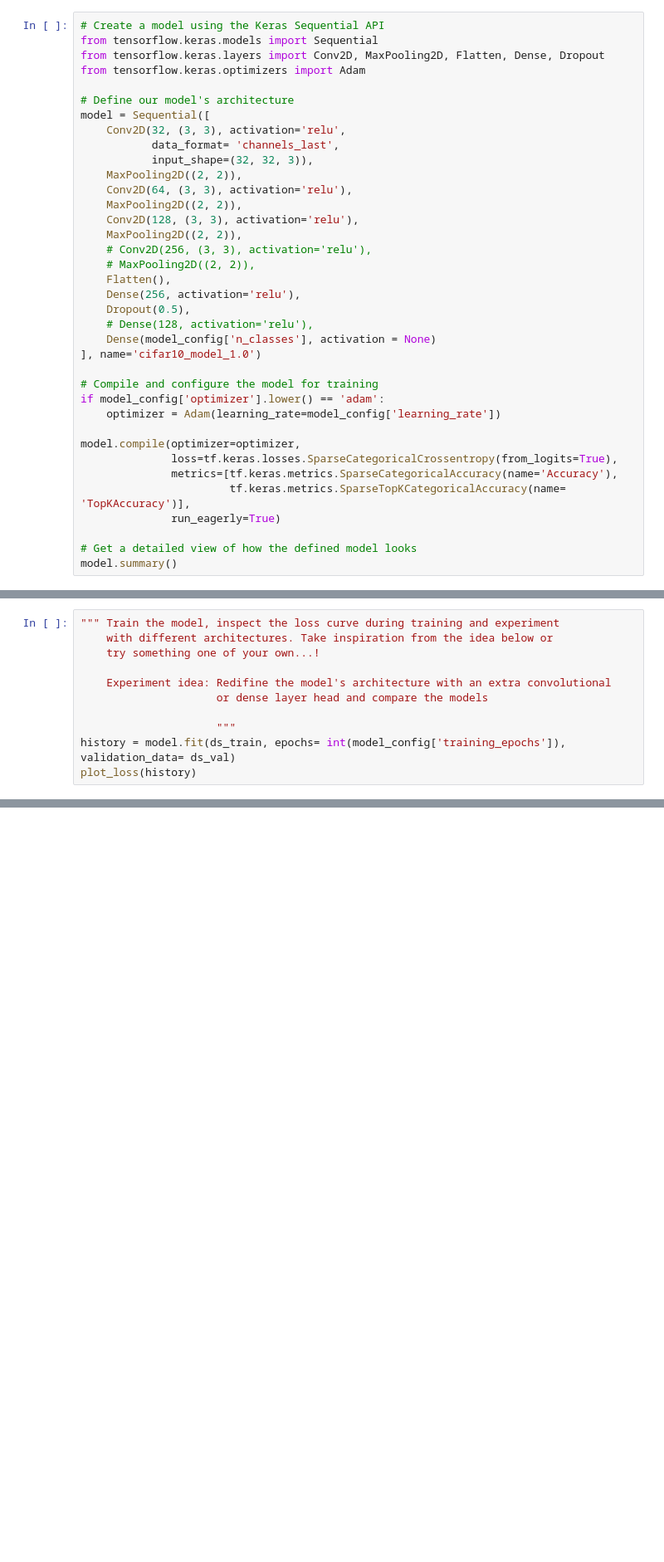
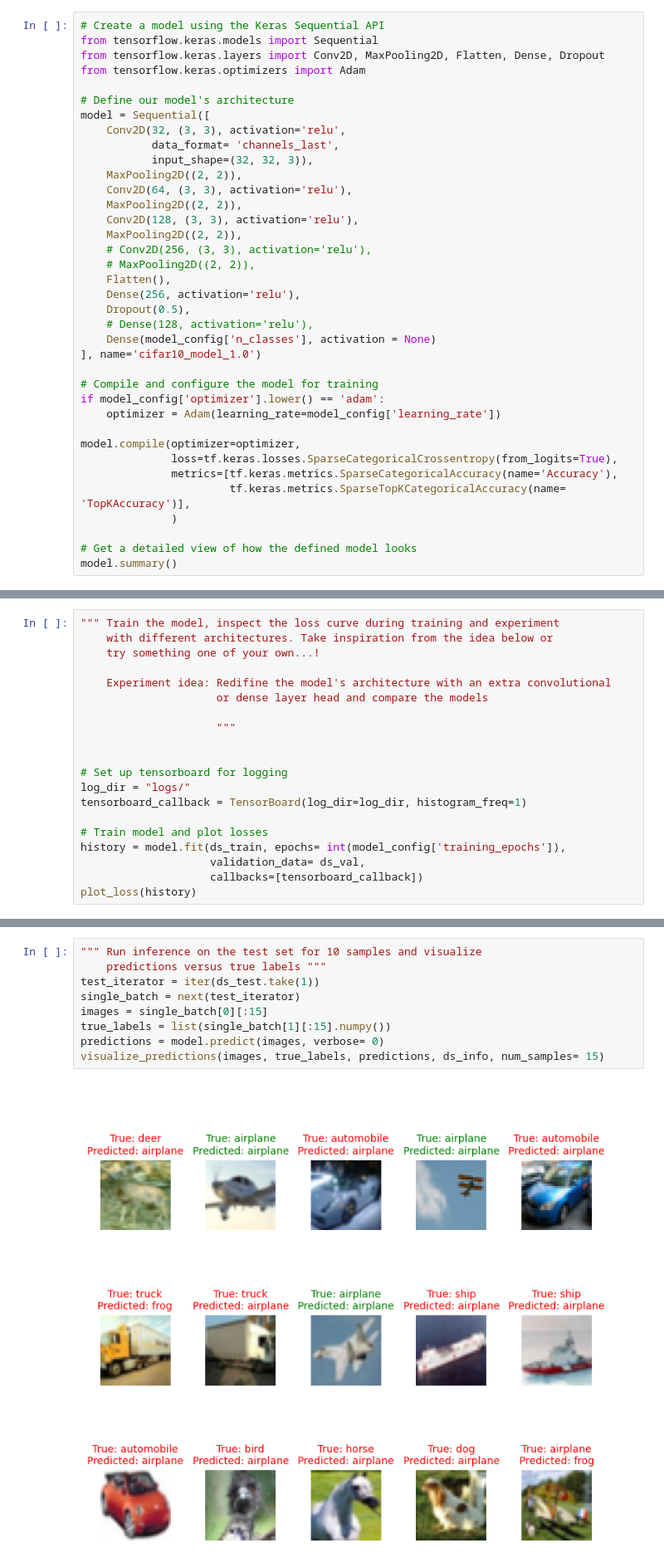
Before and after one commit to dimiz51/DL-Explained-Computer-Vision, a Jupyter notebook: computer_vision/image_classifier/classification.ipynb, the cells around one changed output, grey strips where cells are left out. Shown: that part at 83% size. Cells and saved outputs as stored; diff of their text form; blank space fills up the shorter version.

```diff
--- a/computer_vision/image_classifier/classification.ipynb
+++ b/computer_vision/image_classifier/classification.ipynb
@@ -167,7 +200,7 @@ model.compile(optimizer=optimizer,
               loss=tf.keras.losses.SparseCategoricalCrossentropy(from_logits=True),
               metrics=[tf.keras.metrics.SparseCategoricalAccuracy(name='Accuracy'),
                        tf.keras.metrics.SparseTopKCategoricalAccuracy(name= 'TopKAccuracy')],
-              run_eagerly=True)
+              )
 
 # Get a detailed view of how the defined model looks
 model.summary()
@@ -180,7 +231,16 @@ model.summary()
                      or dense layer head and compare the models
 
                      """
-history = model.fit(ds_train, epochs= int(model_config['training_epochs']), validation_data= ds_val)
+
+
+# Set up tensorboard for logging
+log_dir = "logs/"
+tensorboard_callback = TensorBoard(log_dir=log_dir, histogram_freq=1)
+
+# Train model and plot losses
+history = model.fit(ds_train, epochs= int(model_config['training_epochs']),
+                    validation_data= ds_val,
+                    callbacks=[tensorboard_callback])
 plot_loss(history)
 # %%
 """Evaluate the model on the test set
@@ -201,0 +263,11 @@ print('TopKAccuracy: ', test_metrics[1])
+# %%
+""" Run inference on the test set for 10 samples and visualize
+    predictions versus true labels """
+test_iterator = iter(ds_test.take(1))
+single_batch = next(test_iterator)
+images = single_batch[0][:15]
+true_labels = list(single_batch[1][:15].numpy())
+predictions = model.predict(images, verbose= 0)
+visualize_predictions(images, true_labels, predictions, ds_info, num_samples= 15)
+# %% [output]
+[figure, added]
```
Also changed, not shown: parts of 8 cells of this notebook.
